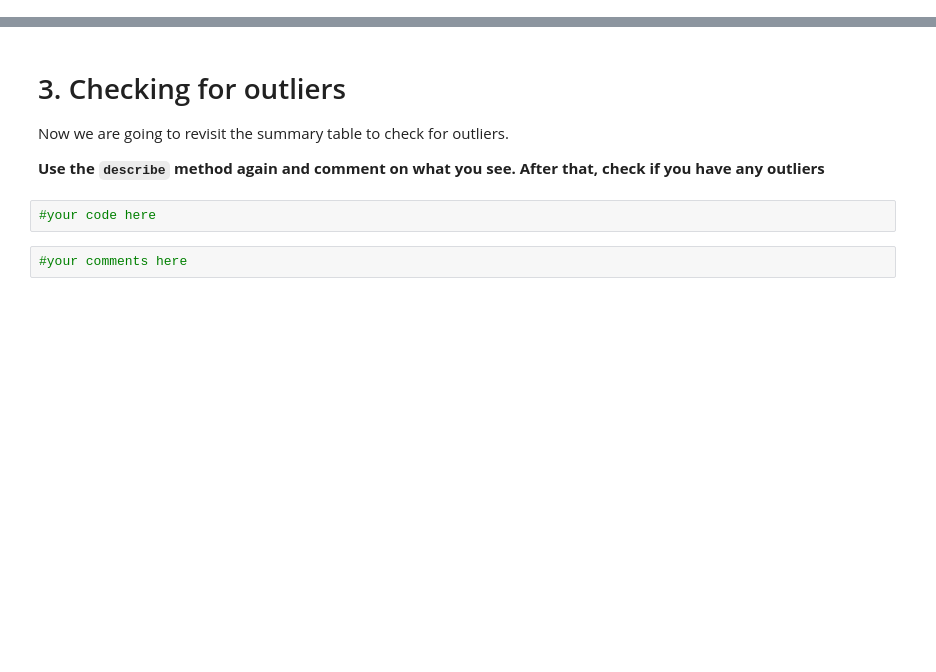
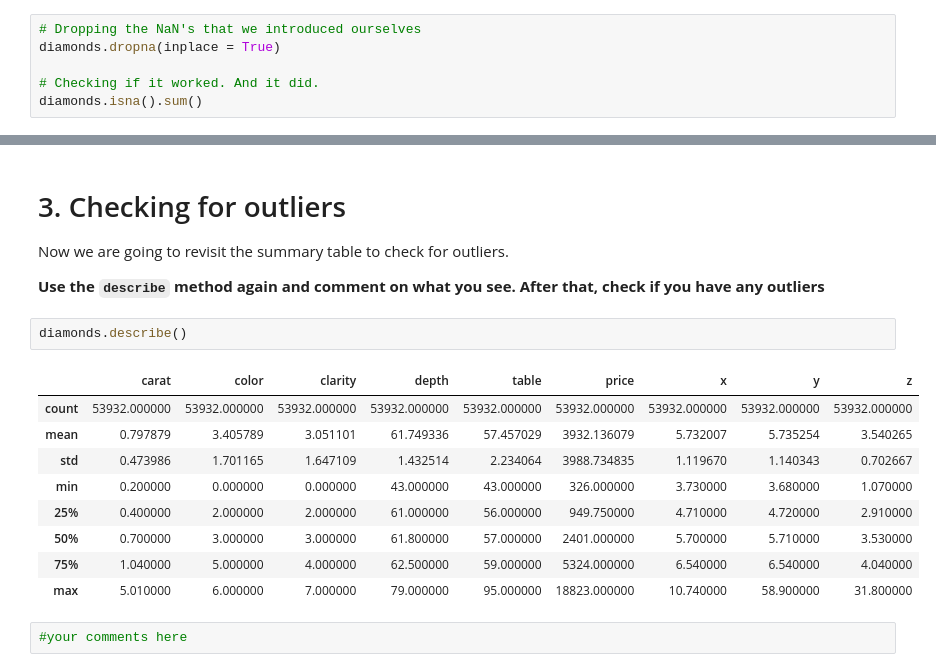
Before and after one commit to ta-data-lis/M2-mini-project1, a Jupyter notebook: 1.-Data Cleaning.ipynb, the cells around one changed output, grey strips where cells are left out. Drawn from its saved outputs; the diff is of its cells as text; blank space fills up the shorter version.

```diff
--- a/1.-Data Cleaning.ipynb
+++ b/1.-Data Cleaning.ipynb
@@ -341,0 +367,6 @@ Let's finish by checking for NaN values in the data. Since we introduced them ou
+# %%
+# Dropping the NaN's that we introduced ourselves
+diamonds.dropna(inplace = True)
+
+# Checking if it worked. And it did.
+diamonds.isna().sum()
@@ -344,8 +387,18 @@ Let's finish by checking for NaN values in the data. Since we introduced them ou
 Now we are going to revisit the summary table to check for outliers.
 
 **Use the `describe` method again and comment on what you see. After that, check if you have any outliers**
-# %%
-#your code here
+# %%
+diamonds.describe()
+# %% [output]
+|  | carat | color | clarity | depth | table | price | x | y | z |
+| count | 53932.000000 | 53932.000000 | 53932.000000 | 53932.000000 | 53932.000000 | 53932.000000 | 53932.000000 | 53932.000000 | 53932.000000 |
+| mean | 0.797879 | 3.405789 | 3.051101 | 61.749336 | 57.457029 | 3932.136079 | 5.732007 | 5.735254 | 3.540265 |
+| std | 0.473986 | 1.701165 | 1.647109 | 1.432514 | 2.234064 | 3988.734835 | 1.119670 | 1.140343 | 0.702667 |
+| min | 0.200000 | 0.000000 | 0.000000 | 43.000000 | 43.000000 | 326.000000 | 3.730000 | 3.680000 | 1.070000 |
+| 25% | 0.400000 | 2.000000 | 2.000000 | 61.000000 | 56.000000 | 949.750000 | 4.710000 | 4.720000 | 2.910000 |
+| 50% | 0.700000 | 3.000000 | 3.000000 | 61.800000 | 57.000000 | 2401.000000 | 5.700000 | 5.710000 | 3.530000 |
+| 75% | 1.040000 | 5.000000 | 4.000000 | 62.500000 | 59.000000 | 5324.000000 | 6.540000 | 6.540000 | 4.040000 |
+| max | 5.010000 | 6.000000 | 7.000000 | 79.000000 | 95.000000 | 18823.000000 | 10.740000 | 58.900000 | 31.800000 |
 # %%
 #your comments here
 # %% [markdown]
```
Also changed, not shown: parts of 8 cells of this notebook.
